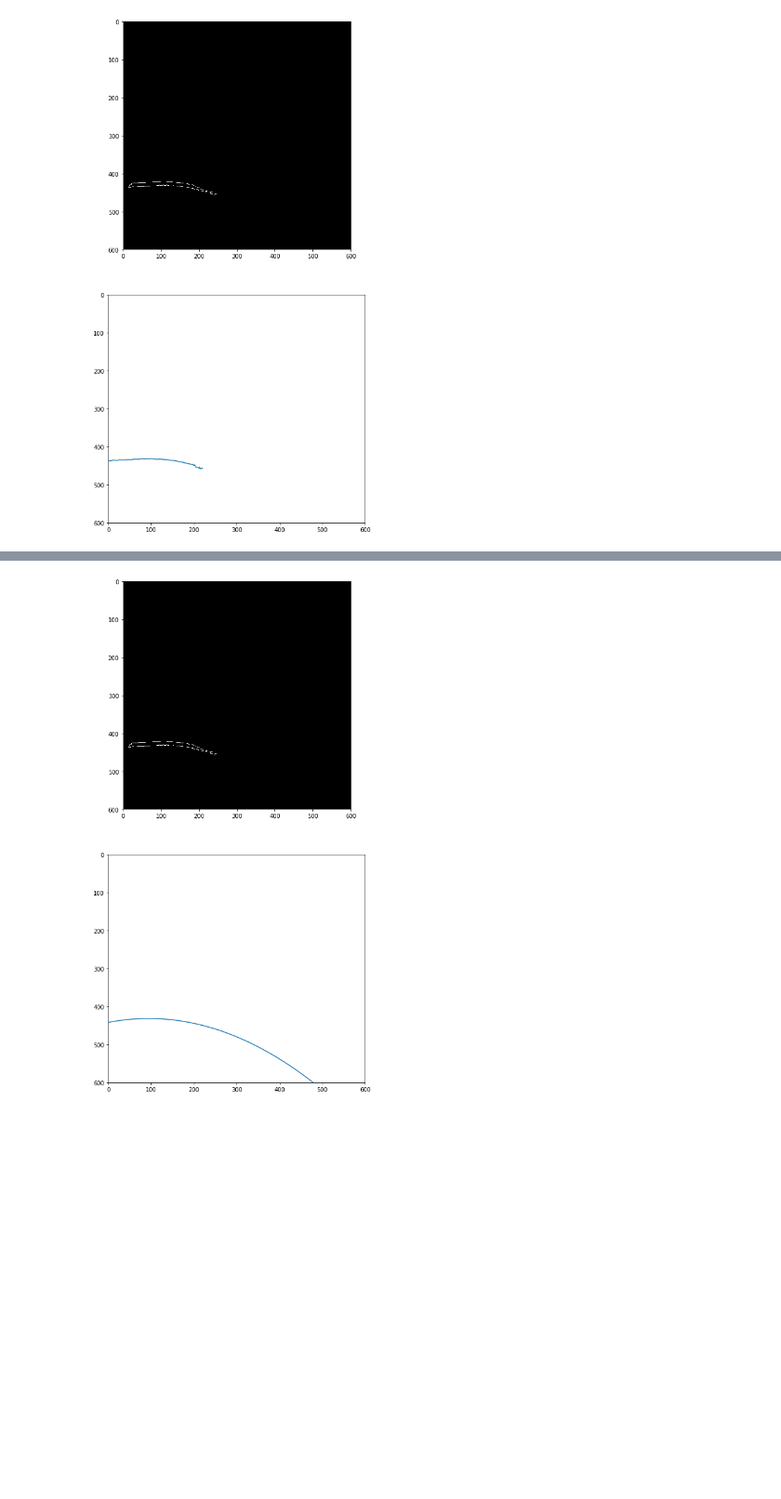
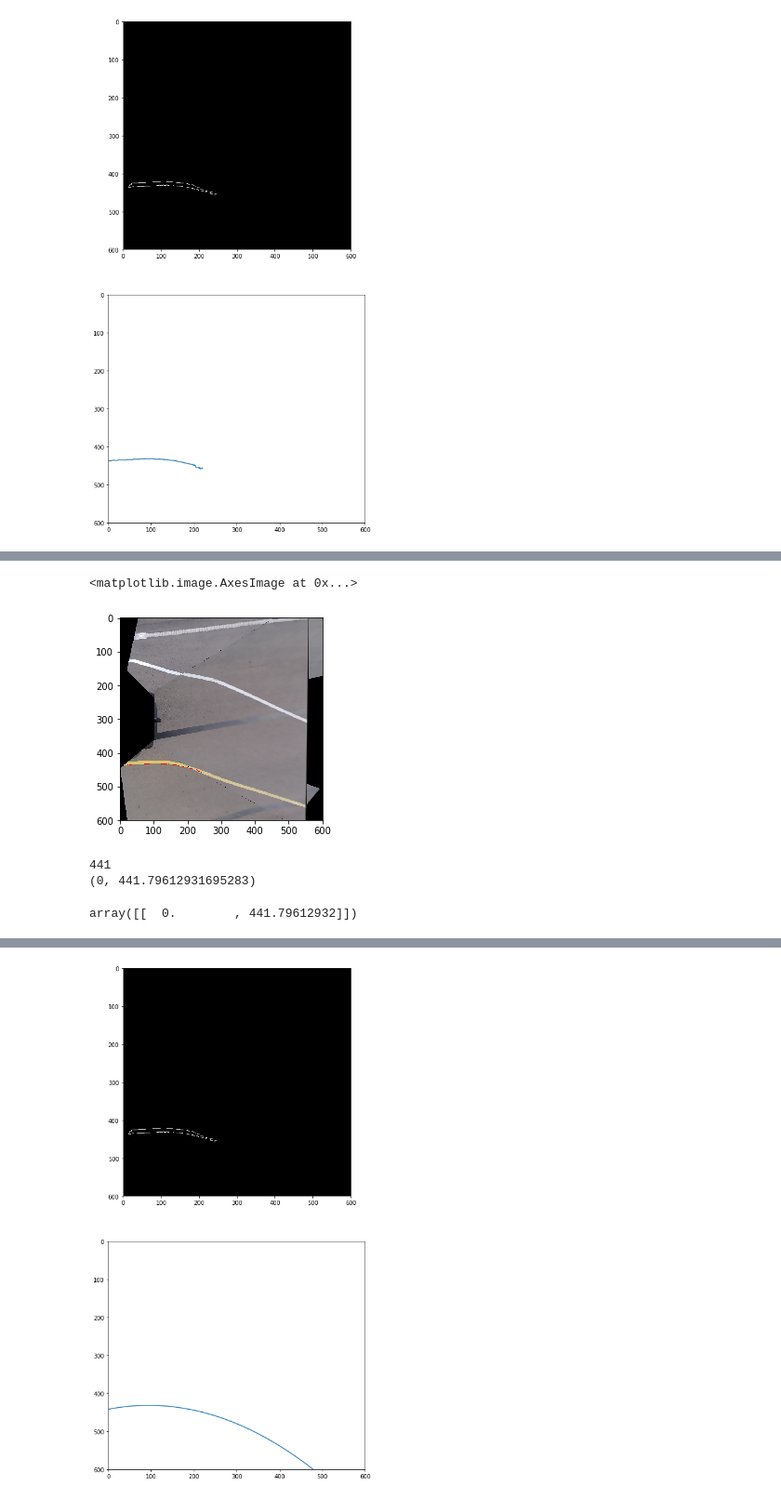
Before and after one commit to jwlee2218/zero, a Jupyter notebook: practice/zero_challenge/lane detection 2.ipynb, the cells around one changed output, grey strips where cells are left out. Shown at 93% size. Drawn from its saved outputs; the diff is of its cells as text; code cells hidden in the pictures; blank space fills up the shorter version.

```diff
--- a/practice/zero_challenge/lane detection 2.ipynb
+++ b/practice/zero_challenge/lane detection 2.ipynb
@@ -71,0 +92,3 @@ plt.show()
+# %%
+data[:, 1] = bounds[1] - data[:, 1]
+pts = data.reshape((-1, 1, 2))
@@ -72,6 +115,32 @@ plt.show()
+# %%
+import copy
+original = copy.deepcopy(img)
+output2 = cv2.polylines(original, [pts], isClosed=False, color=(255,0,0))
+# %%
+plt.imshow(output2)
+# cv2.imshow('out',output2)
+# cv2.waitKey = 0
+# cv2.destroyAllWindows()
+# %% [output]
+<matplotlib.image.AxesImage at 0x...>
+[figure, added]
 # %%
 xdata = data[:,0]
 ydata = data[:,1]
 
 z = np.polyfit(xdata, ydata, 2)
 f = np.poly1d(z)
+# %%
+empty = []
+f(0)
+print(int(f(0)))
+z=(0,f(0))
+print(z)
+empty.append(z)
+# %% [output]
+441
+(0, 441.79612931695283)
+# %%
+np.array(empty)
+# %% [output]
+array([[  0.        , 441.79612932]])
```
Also changed, not shown: parts of 7 cells of this notebook, 29 other files.
